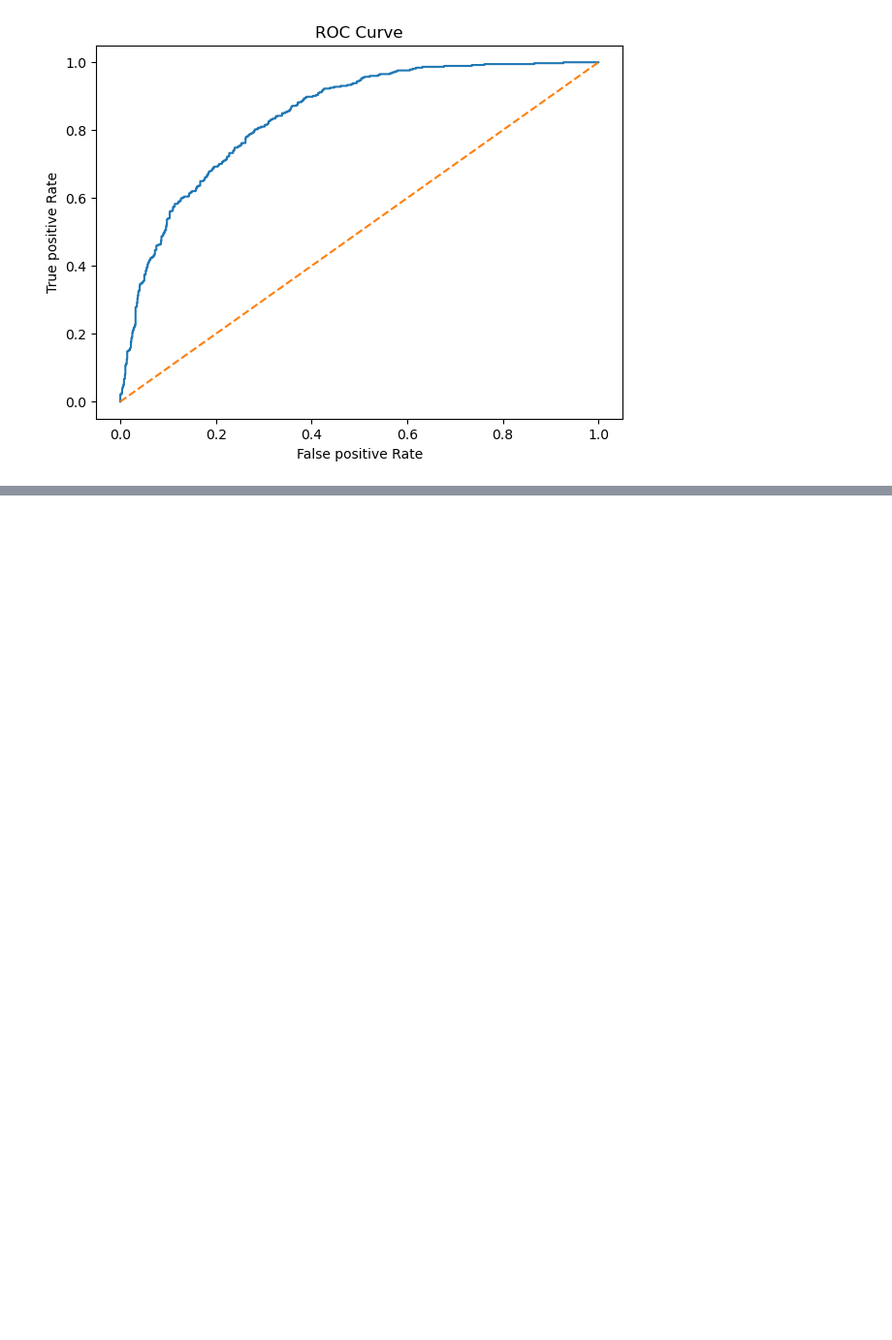
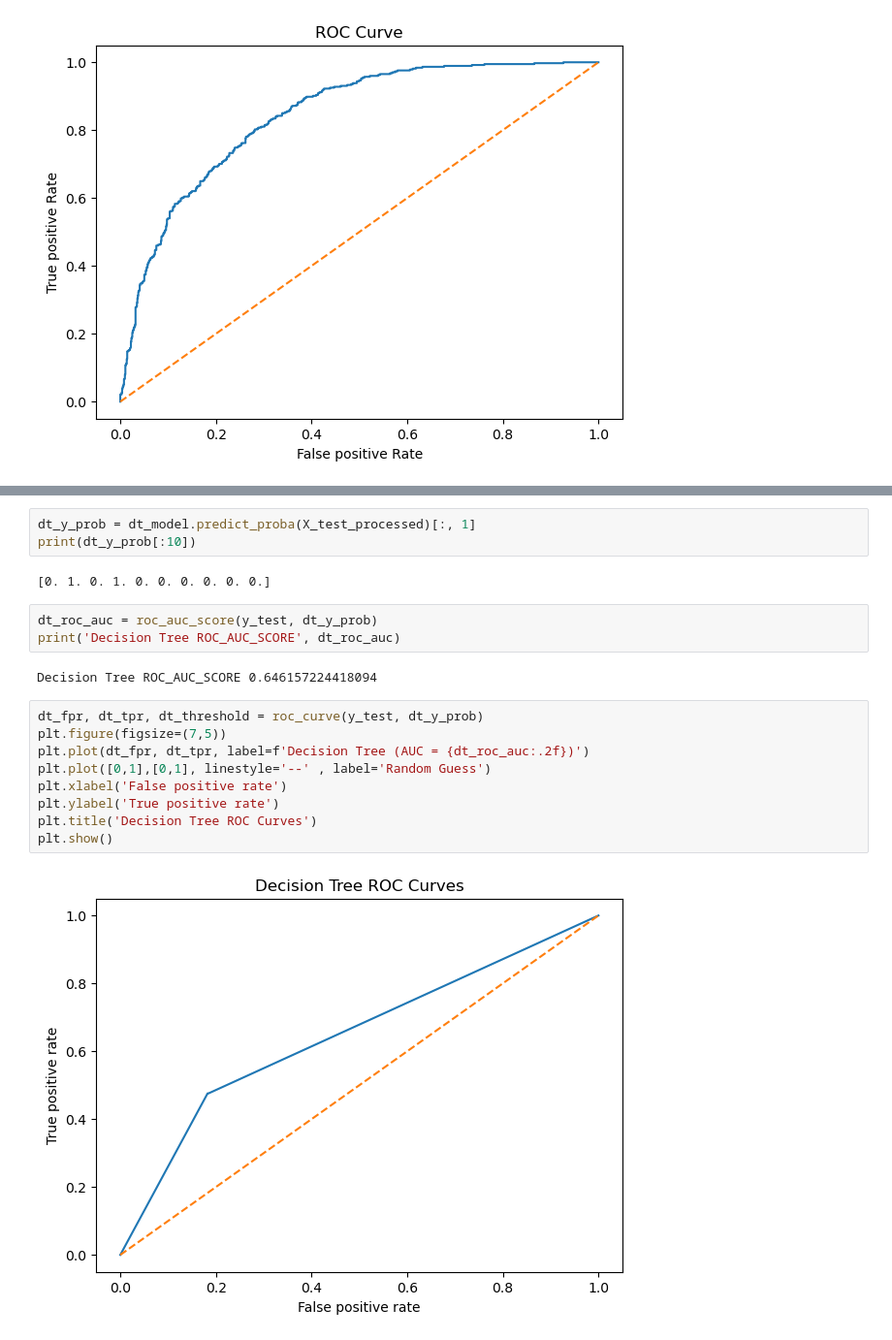
Before and after one commit to durgaprasadmaddi7-jpg/customer-churn-prediction, a Jupyter notebook: notebooks/Model_Building.ipynb, the cells around one changed output, grey strips where cells are left out. Shown at 97% size. Saved outputs shown, nothing was run; the diff lists cells and outputs as text; blank space fills up the shorter version.

```diff
--- a/notebooks/Model_Building.ipynb
+++ b/notebooks/Model_Building.ipynb
@@ -153,0 +206,21 @@ plt.show()
+# %%
+dt_y_prob = dt_model.predict_proba(X_test_processed)[:, 1]
+print(dt_y_prob[:10])
+# %% [output]
+[0. 1. 0. 1. 0. 0. 0. 0. 0. 0.]
+# %%
+dt_roc_auc = roc_auc_score(y_test, dt_y_prob)
+print('Decision Tree ROC_AUC_SCORE', dt_roc_auc)
+# %% [output]
+Decision Tree ROC_AUC_SCORE 0.646157224418094
+# %%
+dt_fpr, dt_tpr, dt_threshold = roc_curve(y_test, dt_y_prob)
+plt.figure(figsize=(7,5))
+plt.plot(dt_fpr, dt_tpr, label=f'Decision Tree (AUC = {dt_roc_auc:.2f})')
+plt.plot([0,1],[0,1], linestyle='--' , label='Random Guess')
+plt.xlabel('False positive rate')
+plt.ylabel('True positive rate')
+plt.title('Decision Tree ROC Curves')
+plt.show()
+# %% [output]
+[figure, added]
```
Also changed, not shown: parts of 9 cells of this notebook.
